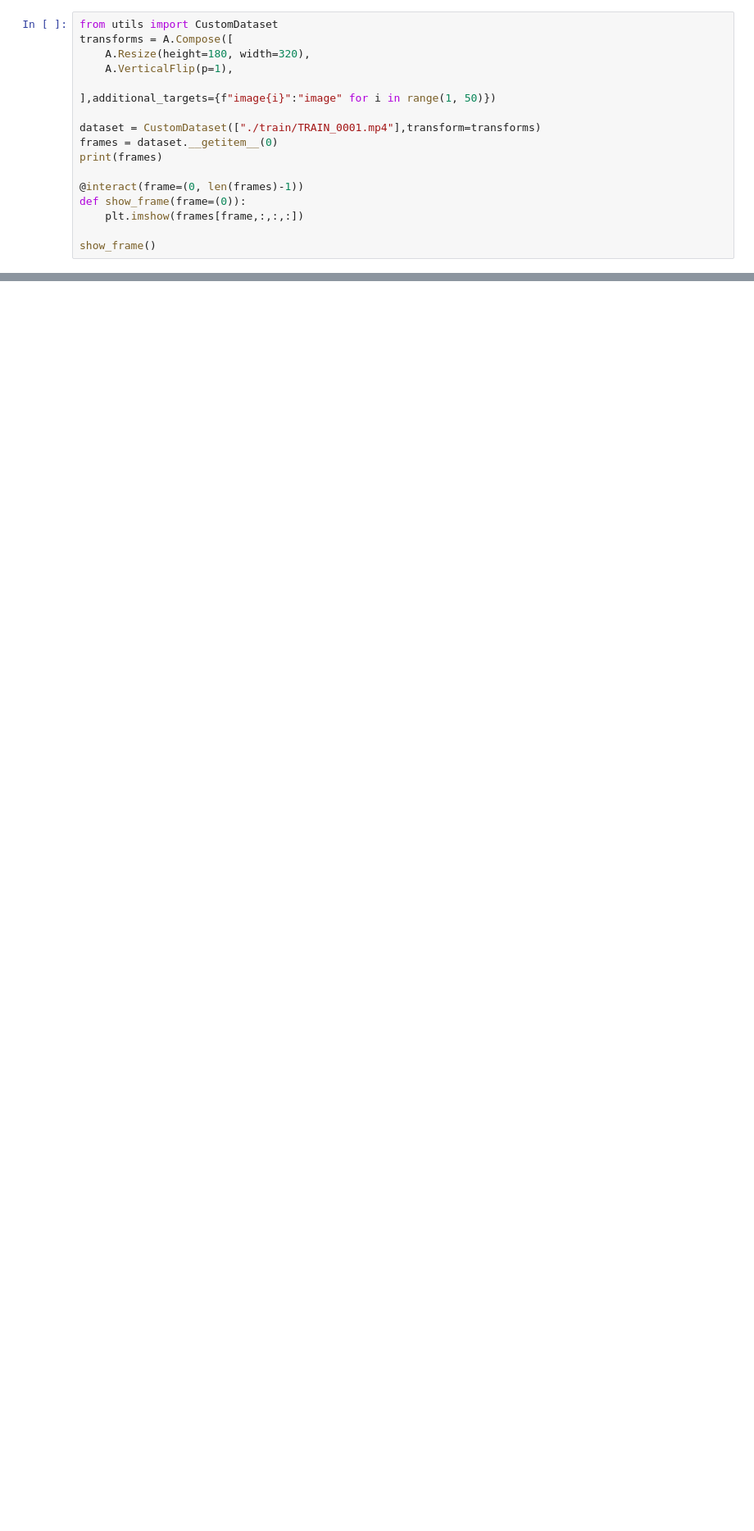
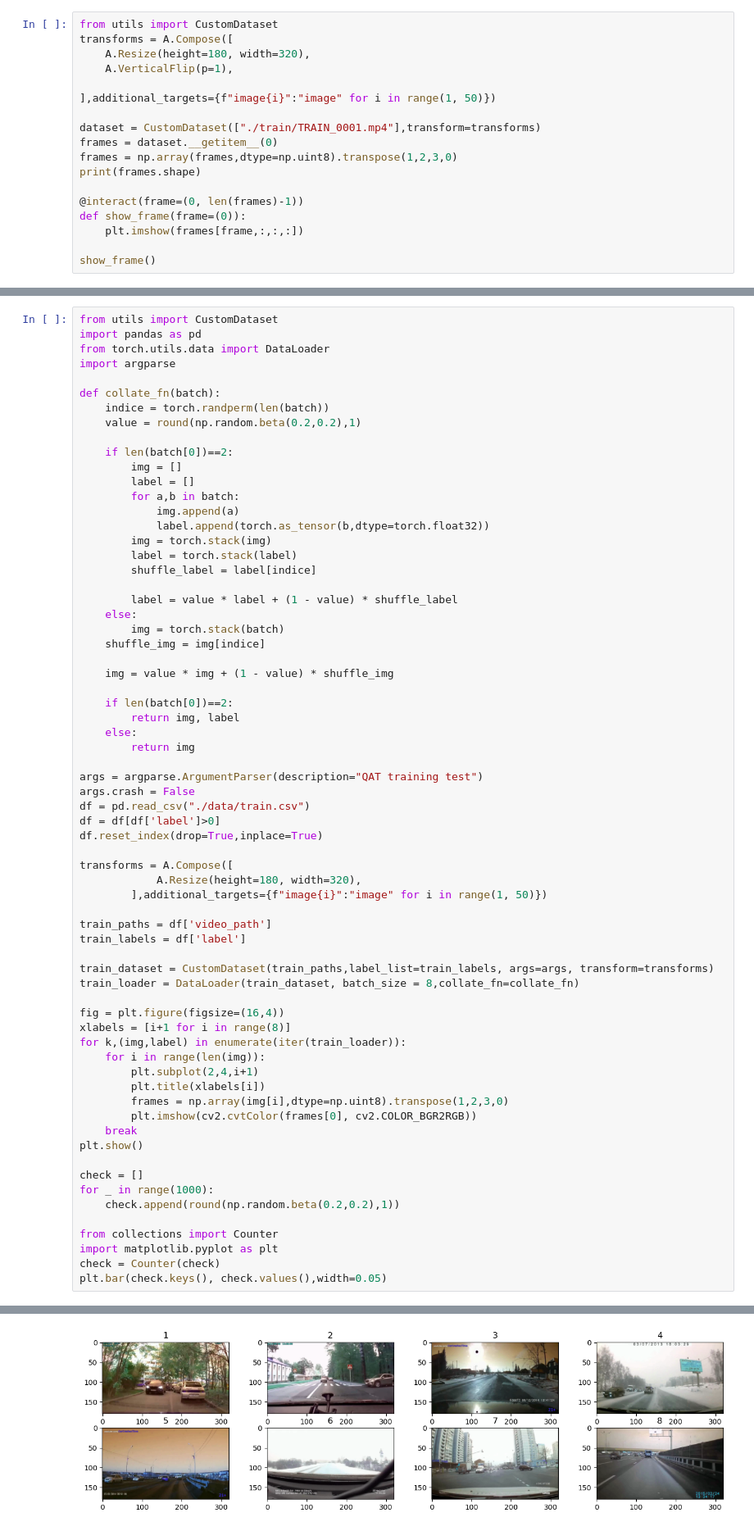
Before and after one commit to yunguks/dacon, a Jupyter notebook: crack/dataset.ipynb, the cells around one changed output, grey strips where cells are left out. Shown at 82% size. Cells and saved outputs as stored; diff of their text form; blank space fills up the shorter version.

Commit message:
update collate_fn

```diff
--- a/crack/dataset.ipynb
+++ b/crack/dataset.ipynb
@@ -54,7 +55,8 @@ transforms = A.Compose([
 
 dataset = CustomDataset(["./train/TRAIN_0001.mp4"],transform=transforms)
 frames = dataset.__getitem__(0)
-print(frames)
+frames = np.array(frames,dtype=np.uint8).transpose(1,2,3,0)
+print(frames.shape)
 
 @interact(frame=(0, len(frames)-1))
 def show_frame(frame=(0)):
@@ -139,0 +126,68 @@ tensor([0, 0, 1])
+# %%
+from utils import CustomDataset
+import pandas as pd
+from torch.utils.data import DataLoader
+import argparse
+
+def collate_fn(batch):
+    indice = torch.randperm(len(batch))
+    value = round(np.random.beta(0.2,0.2),1)
+
+    if len(batch[0])==2:
+        img = []
+        label = []
+        for a,b in batch:
+            img.append(a)
+            label.append(torch.as_tensor(b,dtype=torch.float32))
+        img = torch.stack(img)
+        label = torch.stack(label)
+        shuffle_label = label[indice]
+
+        label = value * label + (1 - value) * shuffle_label
+    else:
+        img = torch.stack(batch)
+    shuffle_img = img[indice]
+
+    img = value * img + (1 - value) * shuffle_img
+
+    if len(batch[0])==2:
+        return img, label
+    else:
+        return img
+
+args = argparse.ArgumentParser(description="QAT training test")
+args.crash = False
+df = pd.read_csv("./data/train.csv")
+df = df[df['label']>0]
+df.reset_index(drop=True,inplace=True)
+
+transforms = A.Compose([
+            A.Resize(height=180, width=320),
+        ],additional_targets={f"image{i}":"image" for i in range(1, 50)})
+
+train_paths = df['video_path']
+train_labels = df['label']
+
+train_dataset = CustomDataset(train_paths,label_list=train_labels, args=args, transform=transforms)
+train_loader = DataLoader(train_dataset, batch_size = 8,collate_fn=collate_fn)
+
+fig = plt.figure(figsize=(16,4))
+xlabels = [i+1 for i in range(8)]
+for k,(img,label) in enumerate(iter(train_loader)):
+    for i in range(len(img)):
+        plt.subplot(2,4,i+1)
+        plt.title(xlabels[i])
+        frames = np.array(img[i],dtype=np.uint8).transpose(1,2,3,0)
+        plt.imshow(cv2.cvtColor(frames[0], cv2.COLOR_BGR2RGB))
+    break
+plt.show()
+
+check = []
+for _ in range(1000):
+    check.append(round(np.random.beta(0.2,0.2),1))
+
+from collections import Counter
+import matplotlib.pyplot as plt
+check = Counter(check)
+plt.bar(check.keys(), check.values(),width=0.05)
+# %% [output]
@@ -139,0 +195 @@ tensor([0, 0, 1])
+[figure, added]
```
Also changed, not shown: parts of 4 cells of this notebook, 5 other files.
